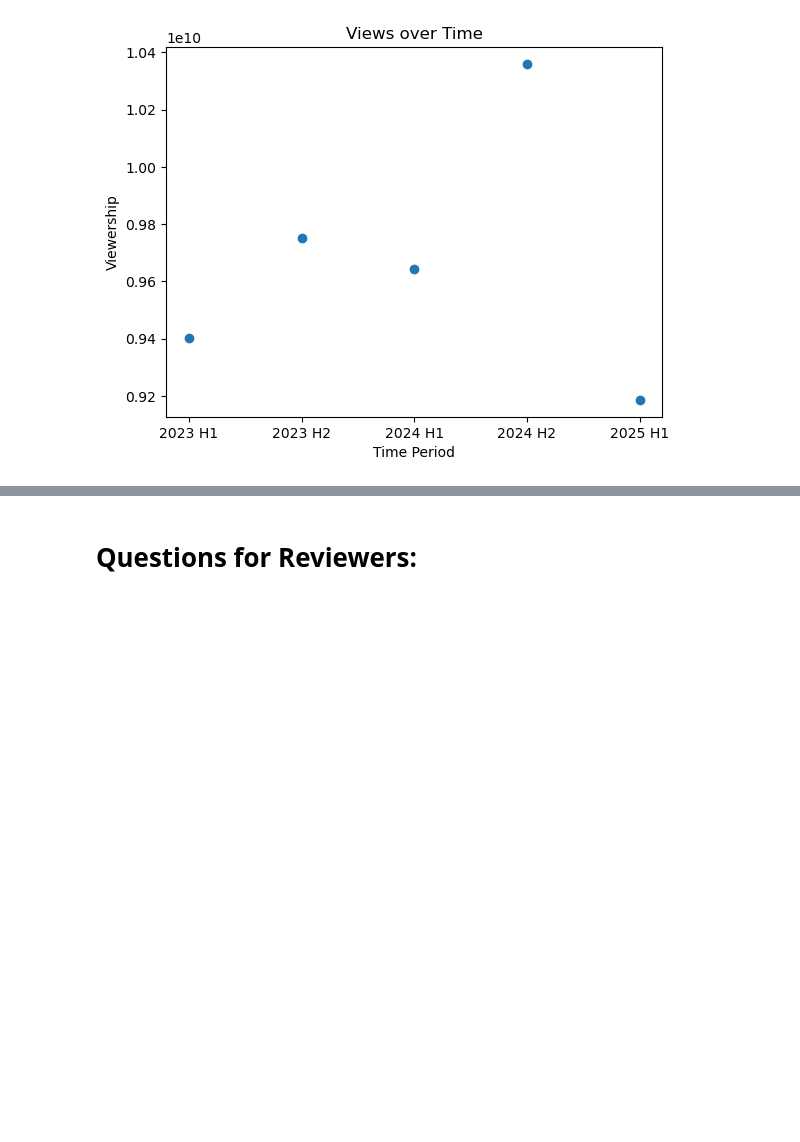
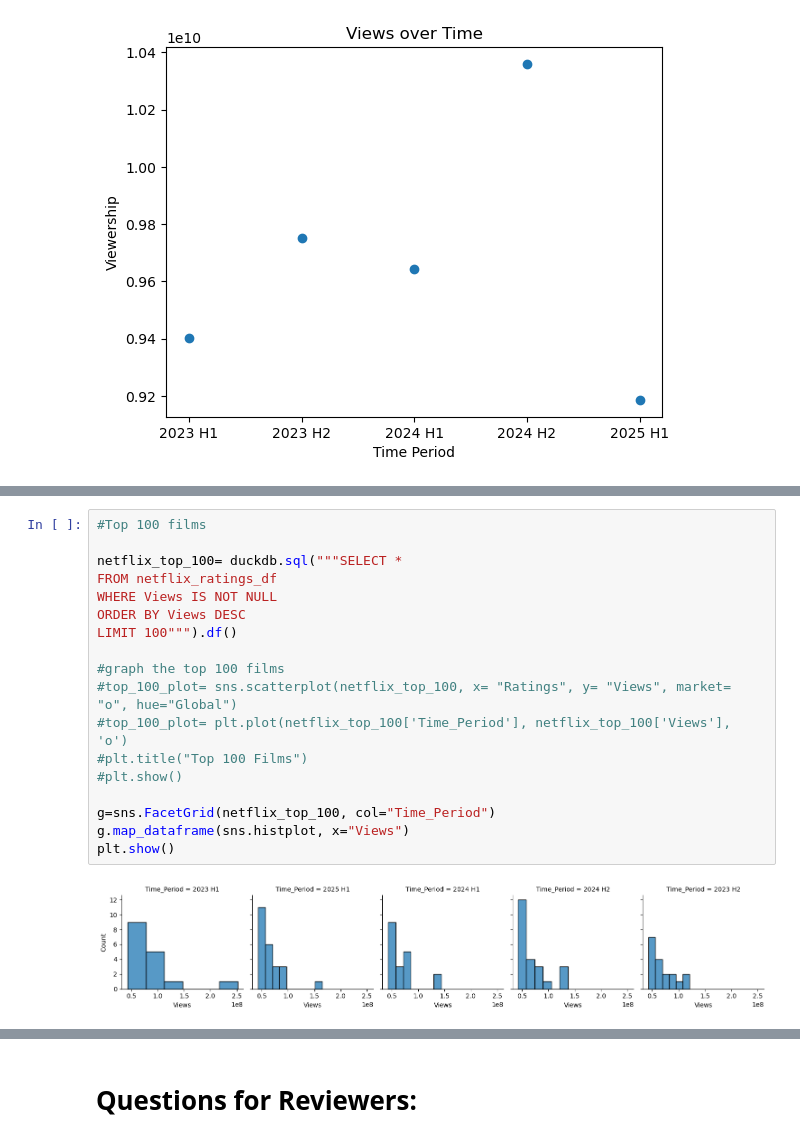
Before and after one commit to xuanlianliu/Data_Science_Project, a Jupyter notebook: NetflixShows.ipynb, the cells around one changed output, grey strips where cells are left out. Drawn from its saved outputs; the diff is of its cells as text; blank space fills up the shorter version.

Commit message:
Two Top 100 Views graphs
first graph is facet graph of top 100 viewed over time.
second graph is top 100 films by global availability.

```diff
--- a/NetflixShows.ipynb
+++ b/NetflixShows.ipynb
@@ -337,0 +338,20 @@ print(model.intercept_[0])
+# %%
+#Top 100 films
+
+netflix_top_100= duckdb.sql("""SELECT *
+FROM netflix_ratings_df
+WHERE Views IS NOT NULL
+ORDER BY Views DESC
+LIMIT 100""").df()
+
+#graph the top 100 films
+#top_100_plot= sns.scatterplot(netflix_top_100, x= "Ratings", y= "Views", market= "o", hue="Global")
+#top_100_plot= plt.plot(netflix_top_100['Time_Period'], netflix_top_100['Views'], 'o')
+#plt.title("Top 100 Films")
+#plt.show()
+
+g=sns.FacetGrid(netflix_top_100, col="Time_Period")
+g.map_dataframe(sns.histplot, x="Views")
+plt.show()
+# %% [output]
+[figure, added]
```
Also changed, not shown: parts of 8 cells of this notebook, 3 other files.
